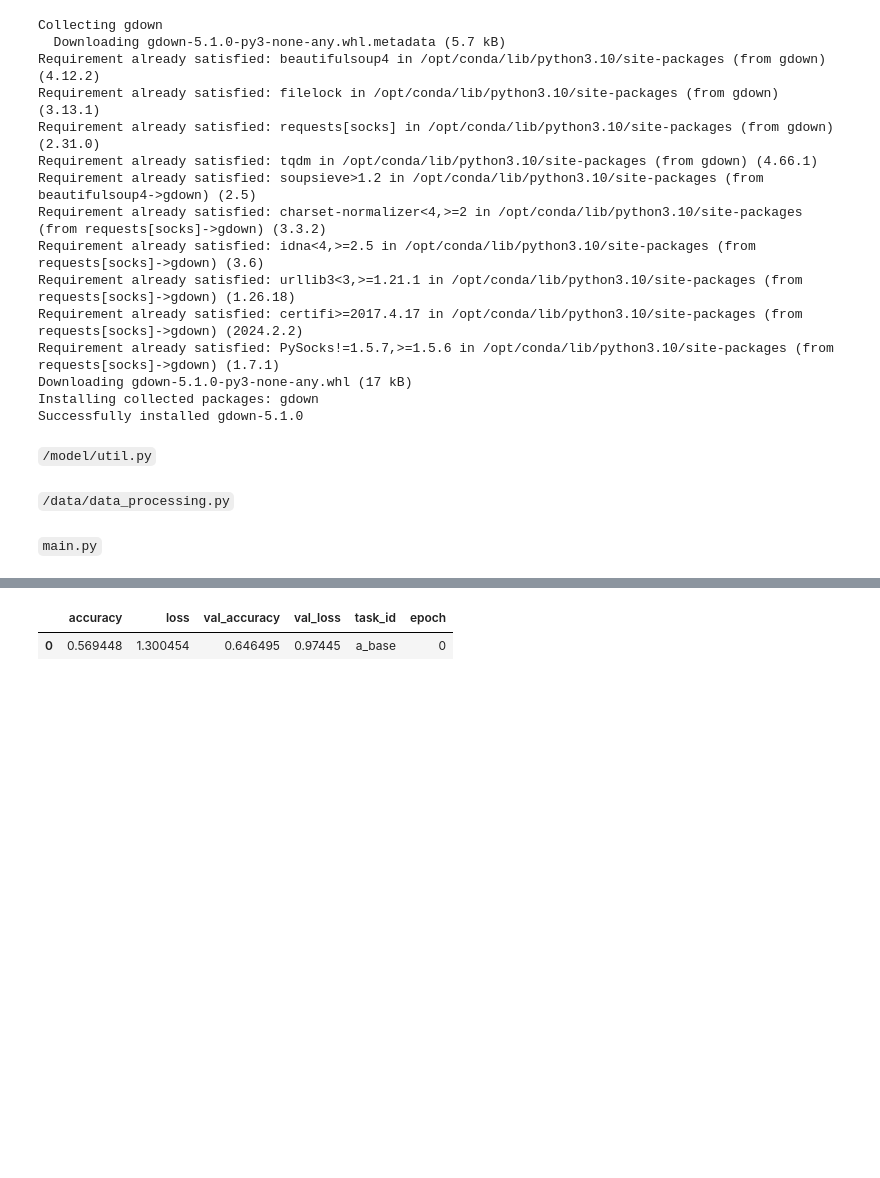
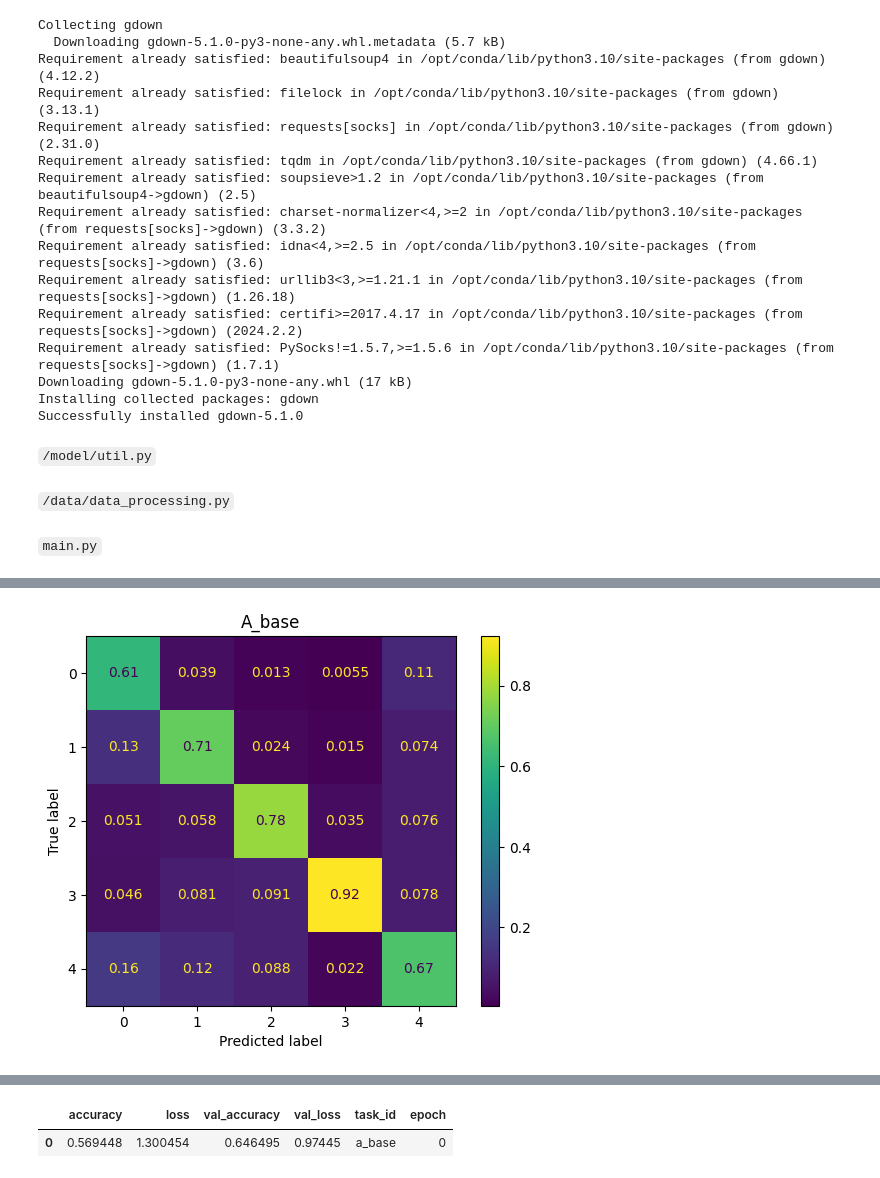
Before and after one commit to btsmith29/AMLS_II_assignment23_24, a Jupyter notebook: workings/assignment-workings.ipynb, the cells around one changed output, grey strips where cells are left out. Saved outputs shown, nothing was run; the diff lists cells and outputs as text; code cells hidden in the pictures; blank space fills up the shorter version.

Commit message:
running tasks/ablations

```diff
--- a/workings/assignment-workings.ipynb
+++ b/workings/assignment-workings.ipynb
@@ -373,9 +381,9 @@ from pathlib import Path
 
 tf.random.set_seed(67890)
 
-# DEFAULT_PARAMS = model_util.Params(255, 196, 50, True, 5, False)
-# DEFAULT_PARAMS = model_util.Params(50, 196, 1, True, 5, False)
-DEFAULT_PARAMS = Params(50, 196, 1, 0.005, True, 5, False)
+DEFAULT_PARAMS = Params(255, 196, 50, 0.005, True, 5, False)
+## DEFAULT_PARAMS = model_util.Params(50, 196, 1, True, 5, False)
+#DEFAULT_PARAMS = Params(50, 196, 1, 0.005, True, 5, False)
 print(DEFAULT_PARAMS)
 
 ARTEFACTS_PATH = Path("artefacts")
@@ -390,48 +398,43 @@ ds_train, ds_valid, ds_test, class_weights = data_preprocessing(Path(cwd), DEFAU
 print(f"Class Weights: {class_weights}")
 
 print("==== Task A: Baseline Model ====")
-{
-    """
-    Baseline model consisting of tf.keras.applications.ConvNeXtBase model with custom
-    classifier head.
-    """
-    model = create_convnext_base(DEFAULT_PARAMS)
-    df_train, df_test = run_task("A_base", model, ds_train, ds_valid, ds_test, DEFAULT_PARAMS)
-    collector.add_task_results(df_train, df_test)
-}
 
-print("==== Task B: Baseline + Data Augmentation ====")
-{
-    """
-    Per task A, but with data augmentation.
-    """
-    ds_train_aug = augment_dataset(ds_train, 2)
-    model = create_convnext_base(DEFAULT_PARAMS)
-    df_train, df_test = run_task("B_base_aug", model, ds_train_aug, ds_valid, ds_test, DEFAULT_PARAMS)
-    collector.add_task_results(df_train, df_test)
-}
+model = create_convnext_base(DEFAULT_PARAMS)
+df_train, df_test = run_task("A_base", model, ds_train, ds_valid, ds_test, DEFAULT_PARAMS)
+collector.add_task_results(df_train, df_test)
 
-print("==== Task C: Baseline + Data Augmentation + Class Weights ====")
-model = create_convnext_base(DEFAULT_PARAMS)
-{
-    """
-    Per task B but, given the large class imbalance, class weight supplied.
-    """
-    ds_train_aug = augment_dataset(ds_train, 2)
-    df_train, df_test = run_task("C_base_aug_wgts", model, ds_train_aug, ds_valid, ds_test, DEFAULT_PARAMS, class_weights)
-    collector.add_task_results(df_train, df_test)
-}
+# print("==== Task B: Baseline + Data Augmentation ====")
+# {
+#     """
+#     Per task A, but with data augmentation.
+#     """
+#     ds_train_aug = augment_dataset(ds_train, 2)
+#     model = create_convnext_base(DEFAULT_PARAMS)
+#     df_train, df_test = run_task("B_base_aug", model, ds_train_aug, ds_valid, ds_test, DEFAULT_PARAMS)
+#     collector.add_task_results(df_train, df_test)
+# }
 
-print("==== Task D: Baseline + Data Augmentation + Class Weights + Fine Tune ====")
-{
-    """
-    Per task C but, given the large class imbalance, class weight supplied.
-    """
-    fine_tune_params = Params(50, 196, 1, 1e-5, True, 5, False)
-    print(fine_tune_params)
-    model.base_model.trainable = True
-    ds_train_aug = augment_dataset(ds_train, 2)
-    df_train, df_test = run_task("D_base_aug_wgts_ft", model, ds_train_aug, ds_valid, ds_test, DEFAULT_PARAMS, class_weights)
-    collector.add_task_results(df_train, df_test)
-}
+# print("==== Task C: Baseline + Data Augmentation + Class Weights ====")
+# model = create_convnext_base(DEFAULT_PARAMS)
+# {
+#     """
+#     Per task B but, given the large class imbalance, class weight supplied.
+#     """
+#     ds_train_aug = augment_dataset(ds_train, 2)
+#     df_train, df_test = run_task("C_base_aug_wgts", model, ds_train_aug, ds_valid, ds_test, DEFAULT_PARAMS, class_weights)
+#     collector.add_task_results(df_train, df_test)
+# }
+
+# print("==== Task D: Baseline + Data Augmentation + Class Weights + Fine Tune ====")
+# {
+#     """
+#     Per task C but, given the large class imbalance, class weight supplied.
+#     """
+#     fine_tune_params = Params(50, 196, 1, 1e-5, True, 5, False)
+#     print(fine_tune_params)
+#     model.base_model.trainable = True
+#     ds_train_aug = augment_dataset(ds_train, 2)
+#     df_train, df_test = run_task("D_base_aug_wgts_ft", model, ds_train_aug, ds_valid, ds_test, DEFAULT_PARAMS, class_weights)
+#     collector.add_task_results(df_train, df_test)
+# }
 # %% [output]
@@ -522,0 +489 @@ W0000 00:00:1711493724.566500      94 graph_launch.cc:671] Fallback to op-by-op
+[figure, added]
```
Also changed, not shown: parts of 20 cells of this notebook.
